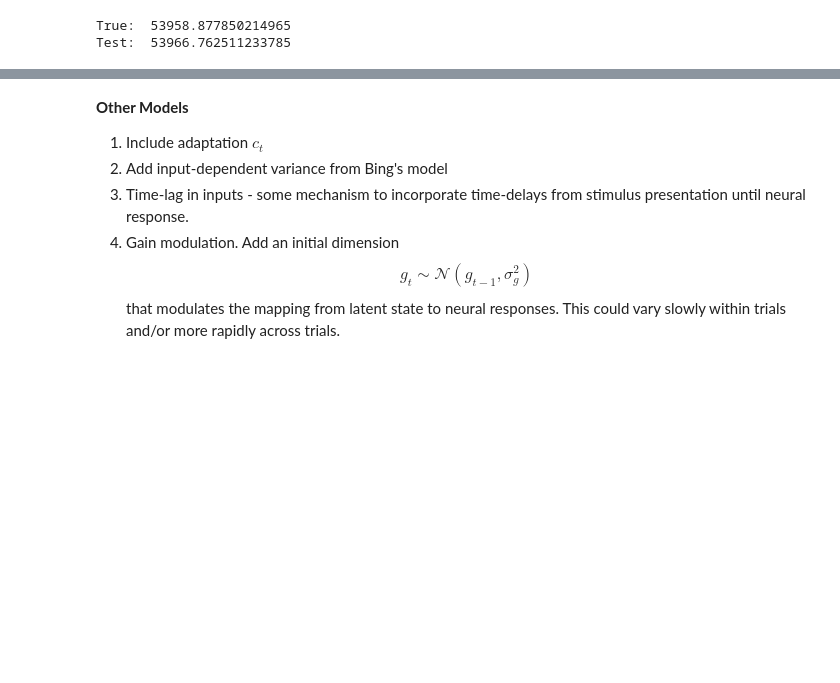
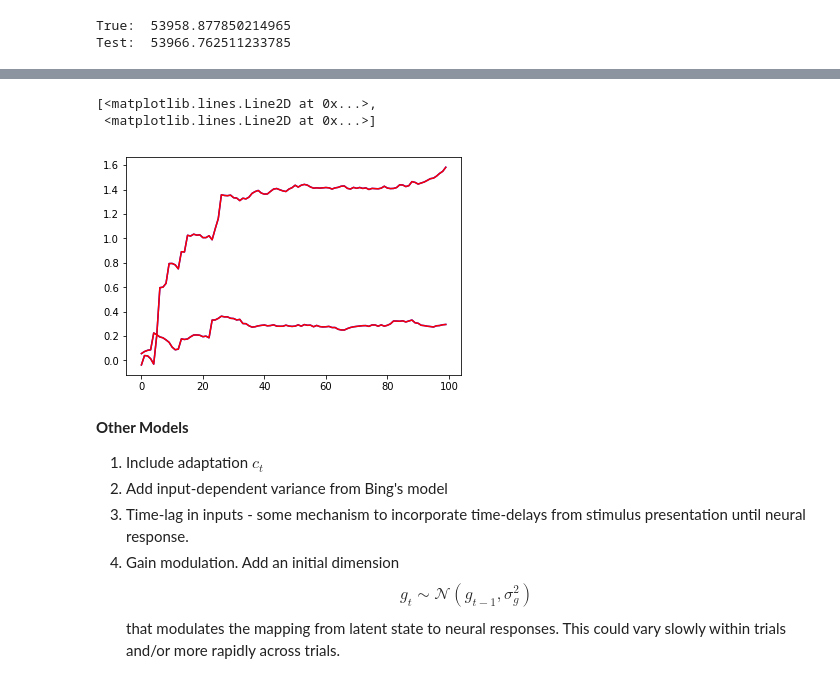
Before and after one commit to davidzoltowski/ssmdm, a Jupyter notebook: notebooks/2019-02-22 Latent Space Models of Decision Making.ipynb, the cells around one changed output, grey strips where cells are left out. Saved outputs shown, nothing was run; the diff lists cells and outputs as text; code cells hidden in the pictures; blank space fills up the shorter version.

```diff
--- a/notebooks/2019-02-22 Latent Space Models of Decision Making.ipynb
+++ b/notebooks/2019-02-22 Latent Space Models of Decision Making.ipynb
@@ -973,0 +1137,9 @@ Test:  53966.762511233785
+# %%
+# generate data
+N = 10
+D = 2
+C = np.random.rand(N, D)
+ys = [x.dot(C.T) for x in xs]
+# %%
+# run factor analysis
+fa, xhats, Cov_xhats, lls = factor_analysis_with_imputation(D, ys, masks=None, num_iters=50)
@@ -973,0 +1168,8 @@ Test:  53966.762511233785
+# %%
+# U, S, Vt = np.linalg.svd( (fa.W).T @ C)
+# /Q = U@Vt
+R = np.linalg.inv(fa.W.T @ fa.W)@fa.W.T@C
+print(R)
+print(R@np.linalg.inv(R))
+print(fa.W@R)
+print(C)
@@ -974,3 +1194,15 @@ Test:  53966.762511233785
+# %%
+# tr = 0
+tr += 1
+plt.figure()
+plt.plot(xs[tr],color='b')
+plt.plot(xhats[tr].dot(np.linalg.inv(R.T)),color='r')
+# plt.plot(xs[tr].dot(C.T),color='b')
+# plt.plot(xhats[tr].dot(fa.W.T),color='r')
+# %% [output]
+[<matplotlib.lines.Line2D at 0x...>,
+ <matplotlib.lines.Line2D at 0x...>]
+[figure, added]
 # %% [markdown]
 **Other Models**
 1. Include adaptation $c_t$
```
Also changed, not shown: parts of 19 cells of this notebook, 2 other files.
